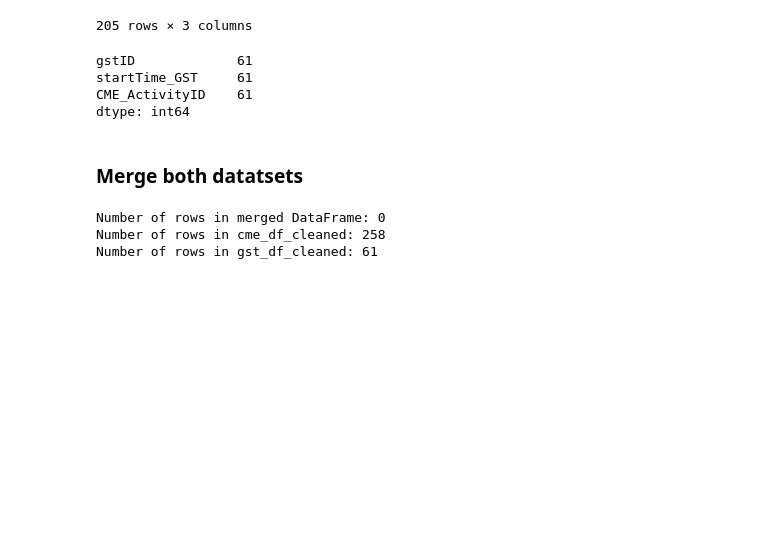
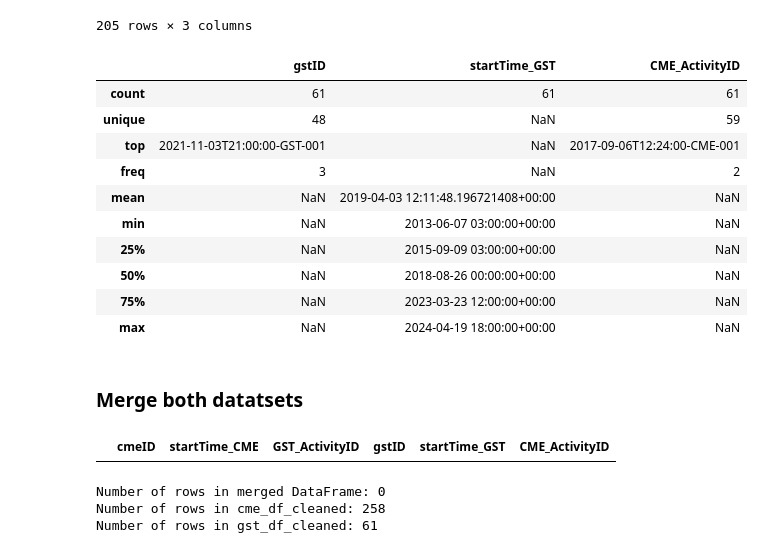
Before and after one commit to sowmyarshetty/data-sourcing-challenge, a Jupyter notebook: retrieve_data.ipynb, the cells around one changed output. Saved outputs shown, nothing was run; the diff lists cells and outputs as text; code cells hidden in the pictures; blank space fills up the shorter version.

```diff
--- a/retrieve_data.ipynb
+++ b/retrieve_data.ipynb
@@ -440,26 +433,30 @@ gst_df_renamed
 # %%
 # We are only interested in GSTs related to CMEs so keep only rows where the CME_ActivityID column contains 'CME'
 # use the method 'contains()' from the str library.
 gst_df_renamed
 gst_df_renamed=gst_df_renamed[gst_df_renamed["CME_ActivityID"].str.contains("CME")]
-gst_df_renamed.count(0)
+gst_df_renamed.describe()
 # %% [output]
-gstID             61
-startTime_GST     61
-CME_ActivityID    61
-dtype: int64
+|  | gstID | startTime_GST | CME_ActivityID |
+| count | 61 | 61 | 61 |
+| unique | 48 | NaN | 59 |
+| top | 2021-11-03T21:00:00-GST-001 | NaN | 2017-09-06T12:24:00-CME-001 |
+| freq | 3 | NaN | 2 |
+| mean | NaN | 2019-04-03 12:11:48.196721408+00:00 | NaN |
+| min | NaN | 2013-06-07 03:00:00+00:00 | NaN |
+| 25% | NaN | 2015-09-09 03:00:00+00:00 | NaN |
+| 50% | NaN | 2018-08-26 00:00:00+00:00 | NaN |
+| 75% | NaN | 2023-03-23 12:00:00+00:00 | NaN |
+| max | NaN | 2024-04-19 18:00:00+00:00 | NaN |
 # %% [markdown]
 ### Merge both datatsets
 # %%
 # Now merge both datasets using 'gstID' and 'CME_ActivityID' for gst and 'GST_ActivityID' and 'cmeID' for cme. Use the 'left_on' and 'right_on' specifiers.
 # Merge both DataFrames on the specified columns
-merged_df = pd.merge(
-    cme_df_cleaned,
-    gst_df_renamed,
-    left_on=["cmeID", "GST_ActivityID"],
-    right_on=["CME_ActivityID", "gstID"],
-    how="inner"
-)
+merged_df = pd.merge(cme_df_cleaned,gst_df_renamed,left_on=["cmeID", "GST_ActivityID"],right_on= ["gstID","CME_ActivityID"],how="inner")
+merged_df
+# %% [output]
+|  | cmeID | startTime_CME | GST_ActivityID | gstID | startTime_GST | CME_ActivityID |
 # %%
 # Verify that the new DataFrame has the same number of rows as cme and gst
 
```
Also changed, not shown: parts of 3 cells of this notebook.
